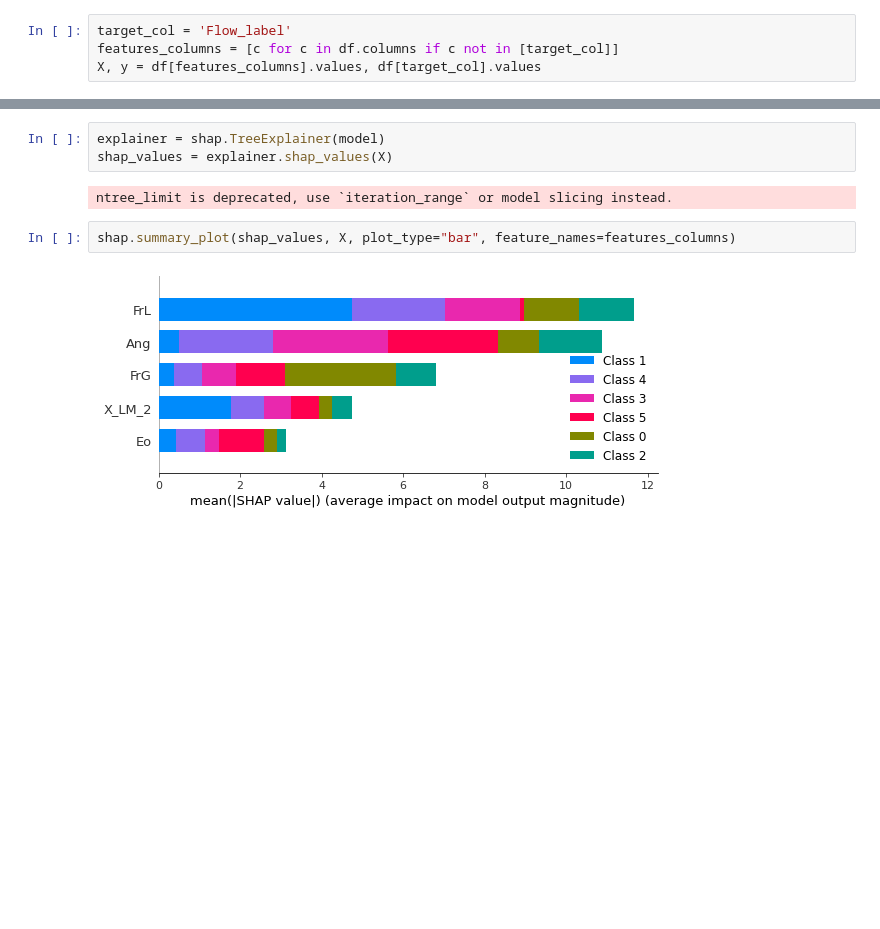
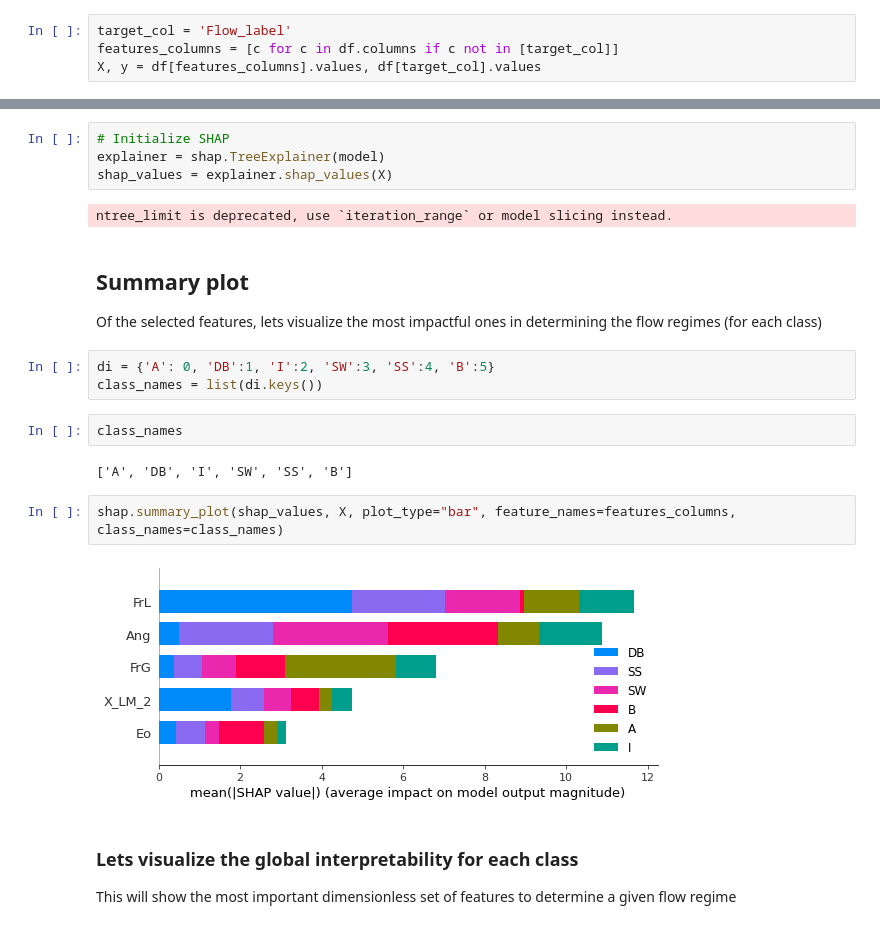
Before and after one commit to Benetti-Hub/Multiphase-Flow-Regimes, a Jupyter notebook: 5_Shapley.ipynb, the cells around one changed output, grey strips where cells are left out. Saved outputs shown, nothing was run; the diff lists cells and outputs as text; blank space fills up the shorter version.

```diff
--- a/5_Shapley.ipynb
+++ b/5_Shapley.ipynb
@@ -47,12 +43,28 @@ XGBClassifier(base_score=0.5, booster='gbtree', colsample_bylevel=1,
               tree_method='exact', use_label_encoder=False,
               validate_parameters=1, verbosity=None)
 # %%
+# Initialize SHAP
 explainer = shap.TreeExplainer(model)
 shap_values = explainer.shap_values(X)
 # %% [output]
 ntree_limit is deprecated, use `iteration_range` or model slicing instead.
+# %% [markdown]
+## Summary plot
+
+Of the selected features, lets visualize the most impactful ones in determining the flow regimes (for each class)
+# %%
+di = {'A': 0, 'DB':1, 'I':2, 'SW':3, 'SS':4, 'B':5}
+class_names = list(di.keys())
+# %%
+class_names
+# %% [output]
+['A', 'DB', 'I', 'SW', 'SS', 'B']
 # %%
-shap.summary_plot(shap_values, X, plot_type="bar", feature_names=features_columns)
+shap.summary_plot(shap_values, X, plot_type="bar", feature_names=features_columns, class_names=class_names)
 # %% [output]
-[figure, old version]
+[figure, new version]
+# %% [markdown]
+### Lets visualize the global interpretability for each class
+
+This will show the most important dimensionless set of features to determine a given flow regime
 # %%
```
Also changed, not shown: parts of 7 cells of this notebook.
